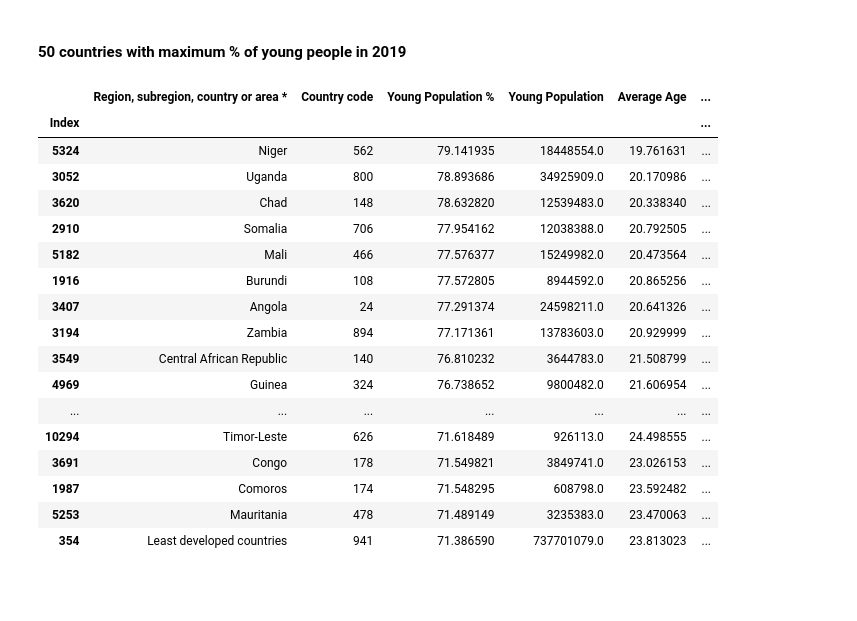
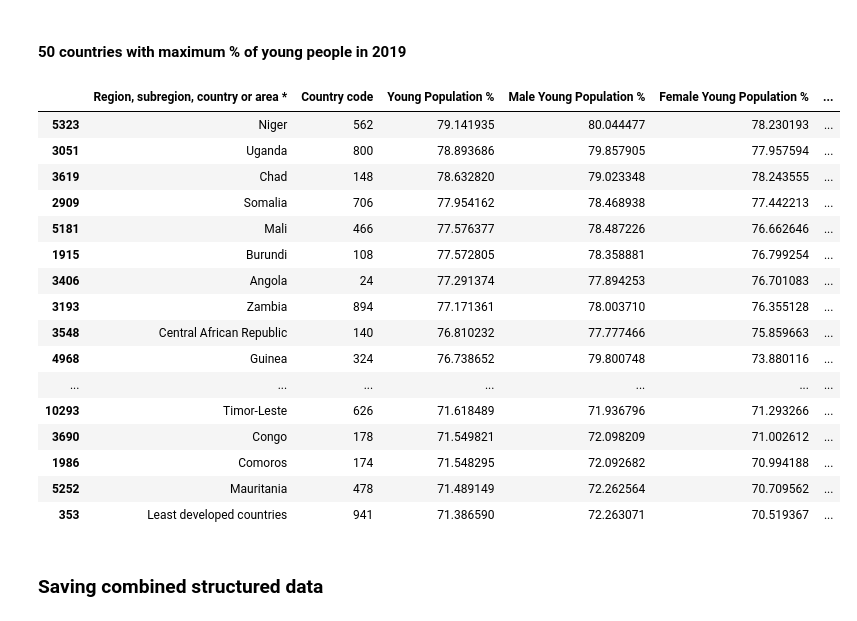
Before and after one commit to t3hami/world-population-facts, a Jupyter notebook: world_population.ipynb, the cells around one changed output. Saved outputs shown, nothing was run; the diff lists cells and outputs as text; code cells hidden in the pictures; blank space fills up the shorter version.

Commit message:
Population data of different genders

```diff
--- a/world_population.ipynb
+++ b/world_population.ipynb
@@ -79,0 +108,3 @@ world_population_by_age
+# %%
+world_population_by_age_gender = world_population_by_age_gender.drop(world_population_by_age_gender[world_population_by_age_gender['male0'] == '...'].index)
+world_population_by_age_gender
@@ -96,0 +134,19 @@ world_population_by_age['Average Age'] /= world_population_by_age['Total Populat
+# %%
+world_population_by_age_gender['Male Average Age Alive'] = 0
+world_population_by_age_gender['Female Average Age Alive'] = 0
+world_population_by_age_gender['Average Age Alive'] = 0
+world_population_by_age_gender['Male Total Population'] = 0
+world_population_by_age_gender['Female Total Population'] = 0
+world_population_by_age_gender['Total Population'] = 0
+for i in range(101):
+  world_population_by_age_gender['male'+str(i)] = pd.to_numeric(world_population_by_age_gender['male'+str(i)], errors='coerce').fillna(0) * 1000
+  world_population_by_age_gender['female'+str(i)] = pd.to_numeric(world_population_by_age_gender['female'+str(i)], errors='coerce').fillna(0) * 1000
+  world_population_by_age_gender['Male Average Age Alive'] += world_population_by_age_gender['male'+str(i)] * i
+  world_population_by_age_gender['Female Average Age Alive'] += world_population_by_age_gender['female'+str(i)] * i
+  world_population_by_age_gender['Male Total Population'] += world_population_by_age_gender['male'+str(i)]
+  world_population_by_age_gender['Female Total Population'] += world_population_by_age_gender['female'+str(i)]
+world_population_by_age_gender['Total Population'] = world_population_by_age_gender['Male Total Population'] + world_population_by_age_gender['Female Total Population']
+world_population_by_age_gender['Average Age Alive'] = (world_population_by_age_gender['Male Average Age Alive'] + world_population_by_age_gender['Female Average Age Alive'])/world_population_by_age_gender['Total Population']
+world_population_by_age_gender['Male Average Age Alive'] /= world_population_by_age_gender['Male Total Population']
+world_population_by_age_gender['Female Average Age Alive'] /= world_population_by_age_gender['Female Total Population']
+world_population_by_age_gender
@@ -162,32 +227,38 @@ Asuming young person age 16-32
 \begin{align*}
 Percentage\;of\;Young\;Population = \frac{\sum_{32}^{age=16} Population\;of\;age}{Total\;population}\times{100}
 \end{align*}
-# %%
-world_population_by_age['Young Population'] = 0
-for i in range(33):
-  world_population_by_age['Young Population'] += world_population_by_age[str(i)]
-world_population_by_age['Young Population %'] = (world_population_by_age['Young Population'] / world_population_by_age['Total Population']) * 100
-world_population_by_age_2019 = world_population_by_age[world_population_by_age['Reference date (as of 1 July)'] == 2019]
+# %%
+world_population_by_age_gender['Young Population'] = 0
+world_population_by_age_gender['Male Young Population'] = 0
+world_population_by_age_gender['Female Young Population'] = 0
+for i in range(33):
+  world_population_by_age_gender['Male Young Population'] += world_population_by_age_gender['male'+str(i)]
+  world_population_by_age_gender['Female Young Population'] += world_population_by_age_gender['female'+str(i)]
+world_population_by_age_gender['Male Young Population %'] = (world_population_by_age_gender['Male Young Population'] / world_population_by_age_gender['Male Total Population']) * 100
+world_population_by_age_gender['Female Young Population %'] = (world_population_by_age_gender['Female Young Population'] / world_population_by_age_gender['Female Total Population']) * 100
+world_population_by_age_gender['Young Population %'] = ((world_population_by_age_gender['Male Young Population'] + world_population_by_age_gender['Female Young Population']) / world_population_by_age_gender['Total Population']) * 100
+world_population_by_age_2019 = world_population_by_age_gender[world_population_by_age_gender['Reference date (as of 1 July)'] == 2019]
 # %% [markdown]
 #### 50 countries with maximum % of young people in 2019
 # %%
-world_population_by_age_2019.nlargest(50, ['Young Population %'])[['Region, subregion, country or area *','Country code' ,'Young Population %', 'Young Population', 'Average Age', 'Total Population']]
+world_population_by_age_2019.nlargest(50, ['Young Population %'])[['Region, subregion, country or area *','Country code' ,'Young Population %', 'Male Young Population %', 'Female Young Population %', 'Male Young Population', 'Female Young Population', 'Young Population', 'Total Population']]
 # %% [output]
-|  | Region, subregion, country or area * | Country code | Young Population % | Young Population | Average Age | ... |
-| Index |  |  |  |  |  | ... |
-| 5324 | Niger | 562 | 79.141935 | 18448554.0 | 19.761631 | ... |
-| 3052 | Uganda | 800 | 78.893686 | 34925909.0 | 20.170986 | ... |
-| 3620 | Chad | 148 | 78.632820 | 12539483.0 | 20.338340 | ... |
-| 2910 | Somalia | 706 | 77.954162 | 12038388.0 | 20.792505 | ... |
-| 5182 | Mali | 466 | 77.576377 | 15249982.0 | 20.473564 | ... |
-| 1916 | Burundi | 108 | 77.572805 | 8944592.0 | 20.865256 | ... |
-| 3407 | Angola | 24 | 77.291374 | 24598211.0 | 20.641326 | ... |
-| 3194 | Zambia | 894 | 77.171361 | 13783603.0 | 20.929999 | ... |
-| 3549 | Central African Republic | 140 | 76.810232 | 3644783.0 | 21.508799 | ... |
-| 4969 | Guinea | 324 | 76.738652 | 9800482.0 | 21.606954 | ... |
+|  | Region, subregion, country or area * | Country code | Young Population % | Male Young Population % | Female Young Population % | ... |
+| 5323 | Niger | 562 | 79.141935 | 80.044477 | 78.230193 | ... |
+| 3051 | Uganda | 800 | 78.893686 | 79.857905 | 77.957594 | ... |
+| 3619 | Chad | 148 | 78.632820 | 79.023348 | 78.243555 | ... |
+| 2909 | Somalia | 706 | 77.954162 | 78.468938 | 77.442213 | ... |
+| 5181 | Mali | 466 | 77.576377 | 78.487226 | 76.662646 | ... |
+| 1915 | Burundi | 108 | 77.572805 | 78.358881 | 76.799254 | ... |
+| 3406 | Angola | 24 | 77.291374 | 77.894253 | 76.701083 | ... |
+| 3193 | Zambia | 894 | 77.171361 | 78.003710 | 76.355128 | ... |
+| 3548 | Central African Republic | 140 | 76.810232 | 77.777466 | 75.859663 | ... |
+| 4968 | Guinea | 324 | 76.738652 | 79.800748 | 73.880116 | ... |
 | ... | ... | ... | ... | ... | ... | ... |
-| 10294 | Timor-Leste | 626 | 71.618489 | 926113.0 | 24.498555 | ... |
-| 3691 | Congo | 178 | 71.549821 | 3849741.0 | 23.026153 | ... |
-| 1987 | Comoros | 174 | 71.548295 | 608798.0 | 23.592482 | ... |
-| 5253 | Mauritania | 478 | 71.489149 | 3235383.0 | 23.470063 | ... |
-| 354 | Least developed countries | 941 | 71.386590 | 737701079.0 | 23.813023 | ... |
+| 10293 | Timor-Leste | 626 | 71.618489 | 71.936796 | 71.293266 | ... |
+| 3690 | Congo | 178 | 71.549821 | 72.098209 | 71.002612 | ... |
+| 1986 | Comoros | 174 | 71.548295 | 72.092682 | 70.994188 | ... |
+| 5252 | Mauritania | 478 | 71.489149 | 72.262564 | 70.709562 | ... |
+| 353 | Least developed countries | 941 | 71.386590 | 72.263071 | 70.519367 | ... |
+# %% [markdown]
+### Saving combined structured data
```
Also changed, not shown: parts of 22 cells of this notebook, 1 other file.
